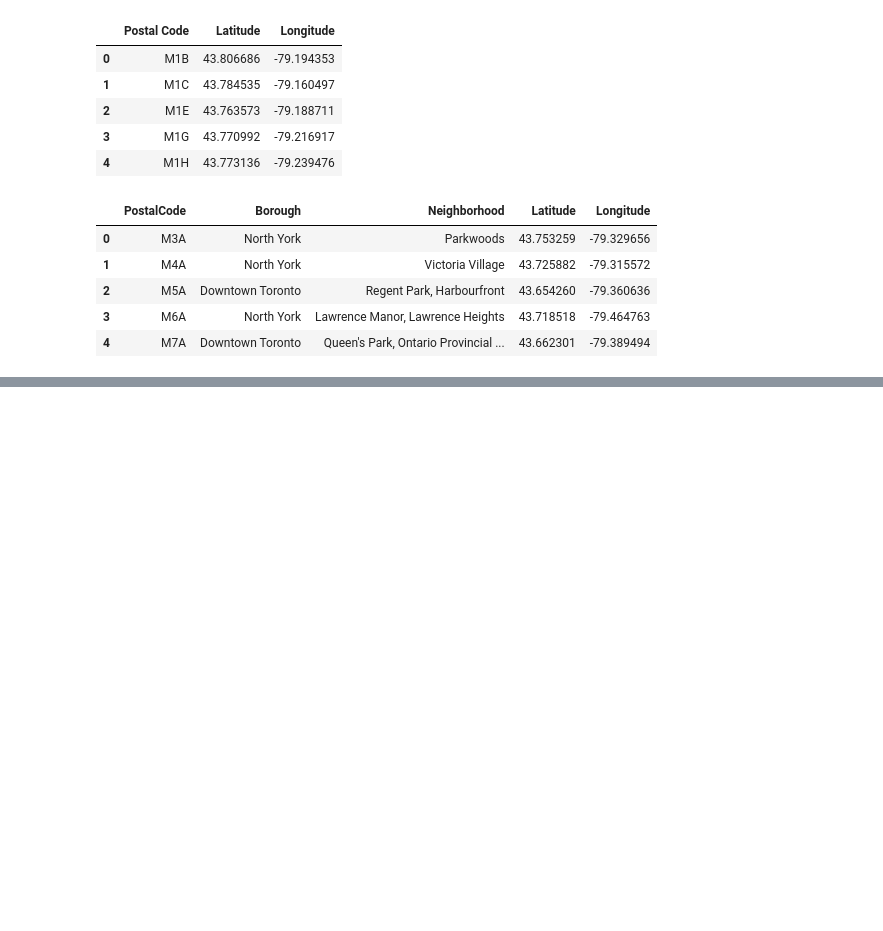
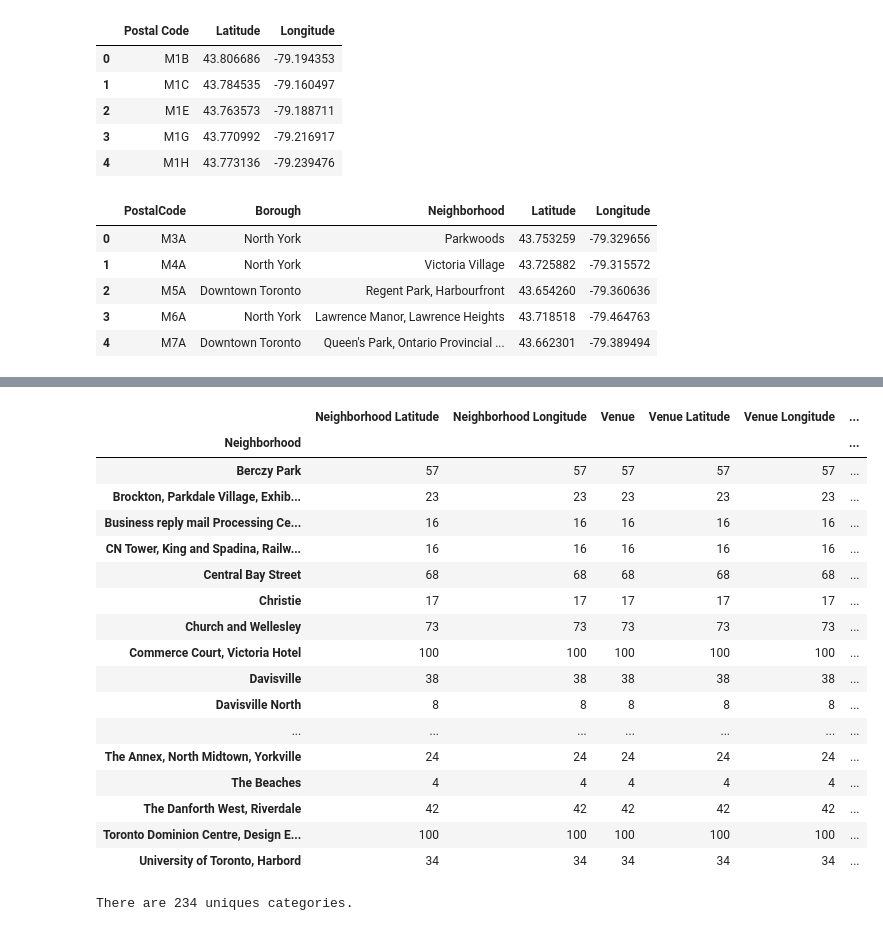
Before and after one commit to supragyabajpai/Coursera_Capstone, a Jupyter notebook: Week__3(c).ipynb, the cells around one changed output, grey strips where cells are left out. Drawn from its saved outputs; the diff is of its cells as text; code cells hidden in the pictures; blank space fills up the shorter version.

```diff
--- a/Week__3(c).ipynb
+++ b/Week__3(c).ipynb
@@ -125,0 +126,8 @@ map
+# %%
+CLIENT_ID = 'LBTVKAUHJ02FZAJ4PXSX1MFFNU2NK0QZ0FFNU4UDJOJLZVJS' # your Foursquare ID
+CLIENT_SECRET = 'WV1N2KMTI3ELNLSINDDJ4PNDVBMLXNGVLVNGF3HDPJCILOW0' # your Foursquare Secret
+VERSION = '20180605' # Foursquare API version
+
+print('Your credentails:')
+print('CLIENT_ID: ' + CLIENT_ID)
+print('CLIENT_SECRET:' + CLIENT_SECRET)
@@ -125,0 +168,11 @@ map
+# %%
+def get_category_type(row):
+    try:
+        categories_list = row['categories']
+    except:
+        categories_list = row['venue.categories']
+
+    if len(categories_list) == 0:
+        return None
+    else:
+        return categories_list[0]['name']
@@ -125,0 +283,25 @@ map
+# %%
+toronto_venues.groupby('Neighborhood').count()
+# %% [output]
+|  | Neighborhood Latitude | Neighborhood Longitude | Venue | Venue Latitude | Venue Longitude | ... |
+| Neighborhood |  |  |  |  |  | ... |
+| Berczy Park | 57 | 57 | 57 | 57 | 57 | ... |
+| Brockton, Parkdale Village, Exhib... | 23 | 23 | 23 | 23 | 23 | ... |
+| Business reply mail Processing Ce... | 16 | 16 | 16 | 16 | 16 | ... |
+| CN Tower, King and Spadina, Railw... | 16 | 16 | 16 | 16 | 16 | ... |
+| Central Bay Street | 68 | 68 | 68 | 68 | 68 | ... |
+| Christie | 17 | 17 | 17 | 17 | 17 | ... |
+| Church and Wellesley | 73 | 73 | 73 | 73 | 73 | ... |
+| Commerce Court, Victoria Hotel | 100 | 100 | 100 | 100 | 100 | ... |
+| Davisville | 38 | 38 | 38 | 38 | 38 | ... |
+| Davisville North | 8 | 8 | 8 | 8 | 8 | ... |
+| ... | ... | ... | ... | ... | ... | ... |
+| The Annex, North Midtown, Yorkville | 24 | 24 | 24 | 24 | 24 | ... |
+| The Beaches | 4 | 4 | 4 | 4 | 4 | ... |
+| The Danforth West, Riverdale | 42 | 42 | 42 | 42 | 42 | ... |
+| Toronto Dominion Centre, Design E... | 100 | 100 | 100 | 100 | 100 | ... |
+| University of Toronto, Harbord | 34 | 34 | 34 | 34 | 34 | ... |
+# %%
+print('There are {} uniques categories.'.format(len(toronto_venues['Venue Category'].unique())))
+# %% [output]
+There are 234 uniques categories.
```
Also changed, not shown: parts of 32 cells of this notebook.
